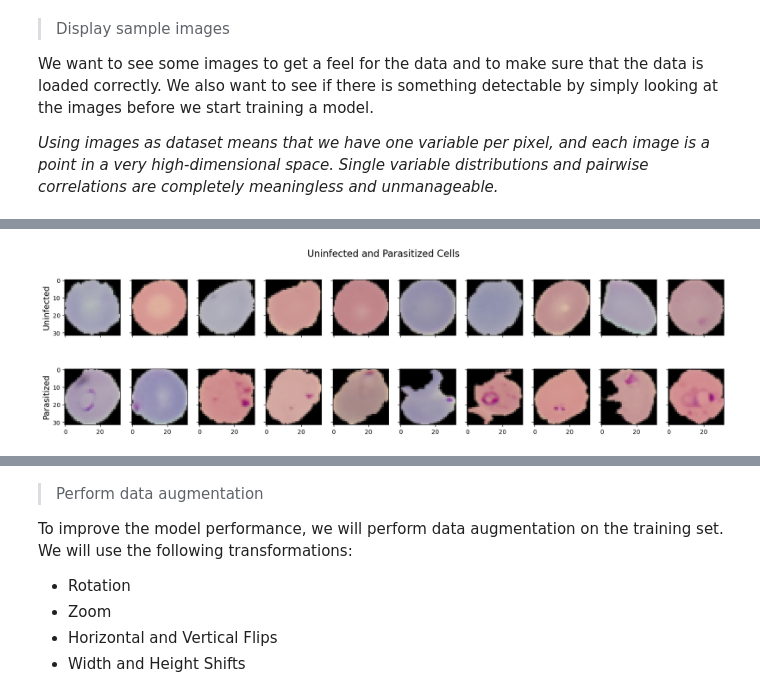
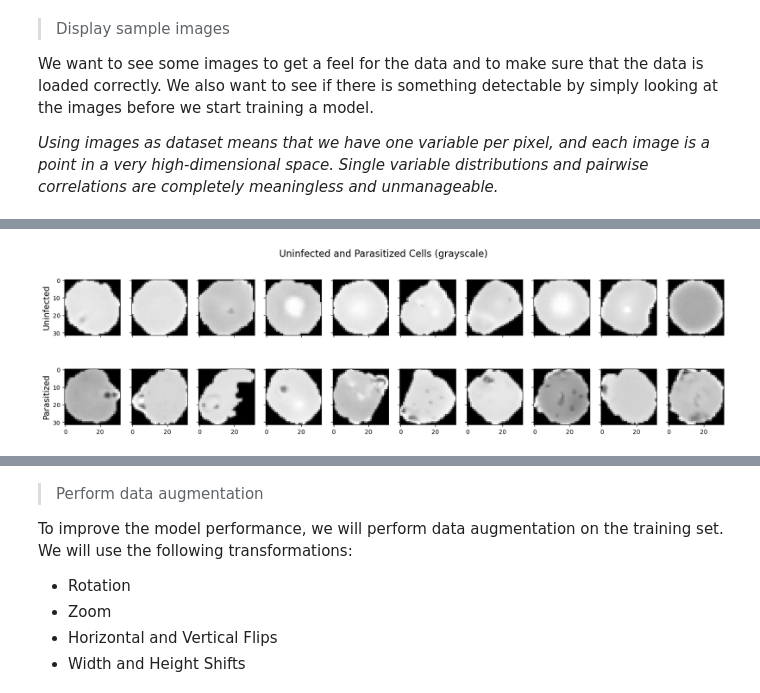
Before and after one commit to effibot/ML_2122_Project, a Jupyter notebook: notebooks/image_load.ipynb, the cells around one changed output, grey strips where cells are left out. Cells and saved outputs as stored; diff of their text form; code cells hidden in the pictures.

Commit message:
update to image classification

```diff
--- a/notebooks/image_load.ipynb
+++ b/notebooks/image_load.ipynb
@@ -97,3 +89,23 @@ para_imgs = img2matrix(datapath[1], 32)
+# %%
+# convert images to numpy matrices of size (32, 32, 3)
+resize_to = 32
+"""Commented to speed up the process"""
+# We use concurrent.futures to speed up the process, since it is a CPU-bound task
+#with concurrent.futures.ProcessPoolExecutor() as executor:
+#    uninf_path = [os.path.join(datapath[0], _) for _ in os.listdir(datapath[0])]
+#    para_path = [os.path.join(datapath[1], _) for _ in os.listdir(datapath[1])]
+#    uninf_args = [(path, resize_to) for path in uninf_path]
+#    para_args = [(path, resize_to) for path in para_path]
+#    uninf_imgs = executor.map(img2vec_unpacked, uninf_args)
+#    para_imgs = executor.map(img2vec_unpacked, para_args)
+## convert the map object to numpy array
+#uninf_imgs = np.asarray(list(uninf_imgs))
+#para_imgs = np.asarray(list(para_imgs))
+#np.save(os.path.join(root, "uninf_imgs"), uninf_imgs)
+#np.save(os.path.join(root, "para_imgs"), para_imgs)
+"""load the numpy arrays from the disk"""
+uninf_imgs = np.load(os.path.join(root, "uninf_imgs.npy"))
+para_imgs = np.load(os.path.join(root, "para_imgs.npy"))
 # %%
 # create matrix of features from the numpy vectors
 X = np.concatenate((uninf_imgs, para_imgs), axis=0)
@@ -101,0 +132,8 @@ y = np.asarray([0] * len(uninf_imgs) + [1] * len(para_imgs))
+# %%
+# Convert images from RGB to grayscale
+from skimage.color import rgb2gray
+X_bw = np.asarray([rgb2gray(img) for img in X])
+X_bw_flat =X_bw.reshape(X_bw.shape[0], -1)
+df_bw = pd.DataFrame(data=X_bw_flat, columns=range(np.shape(X_bw_flat)[1]))
+df_bw = df_bw.merge(df_labels, left_index=True, right_index=True)
+df_bw.head()
@@ -118,3 +167,12 @@ We want to see some images to get a feel for the data and to make sure that the
 # select 10 random integers - we will use them to select images along this initial process
 uninf_index = [randint(0, len(os.listdir(datapath[0]))) for _ in range(10)]
 para_index = [randint(0, len(os.listdir(datapath[1]))) for _ in range(10)]
+# plot the images
+fig, ax = plt.subplots(2, 10, figsize=(20, 5), sharey=True, sharex=True)
+fig.suptitle("Uninfected and Parasitized Cells", fontsize=16)
+for i in range(10):
+    ax[0, i].imshow(uninf_imgs[uninf_index[i]])
+    ax[1, i].imshow(para_imgs[para_index[i]])
+ax[0, 0].set_ylabel("Uninfected", fontsize=14)
+ax[1, 0].set_ylabel("Parasitized", fontsize=14)
+plt.show()
@@ -121,12 +181,12 @@ para_index = [randint(0, len(os.listdir(datapath[1]))) for _ in range(10)]
 # %%
-# plot the images
+# plot the same images but in grayscale
 fig, ax = plt.subplots(2, 10, figsize=(20, 5), sharey=True, sharex=True)
-fig.suptitle("Uninfected and Parasitized Cells", fontsize=16)
+fig.suptitle("Uninfected and Parasitized Cells (grayscale)", fontsize=16)
 for i in range(10):
-    ax[0, i].imshow(uninf_imgs[uninf_index[i]])
-    ax[1, i].imshow(para_imgs[para_index[i]])
+    ax[0, i].imshow(X_bw[uninf_index[i]], cmap="gray")
+    ax[1, i].imshow(X_bw[len(uninf_imgs)+para_index[i]], cmap="gray")
 ax[0, 0].set_ylabel("Uninfected", fontsize=14)
 ax[1, 0].set_ylabel("Parasitized", fontsize=14)
 plt.show()
 # %% [output]
-[figure, old version]
+[figure, new version]
```
Also changed, not shown: parts of 54 cells of this notebook.
